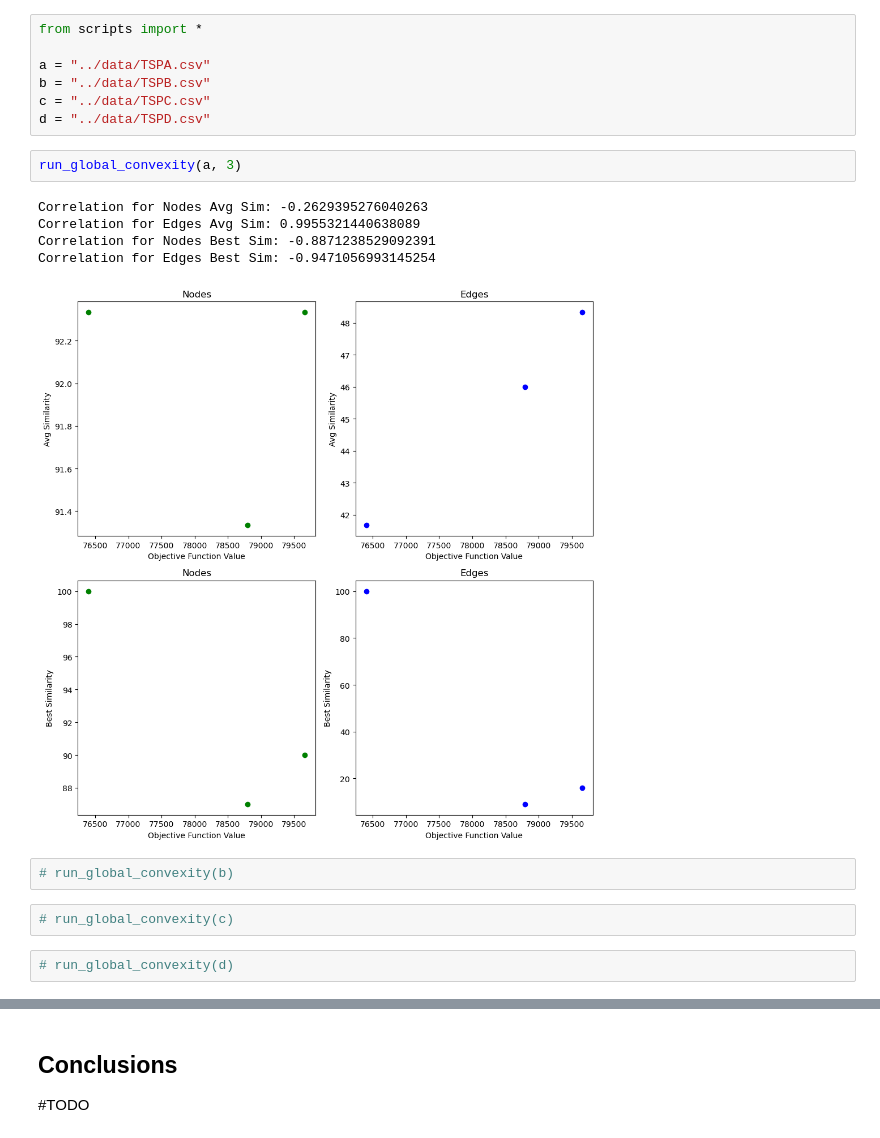
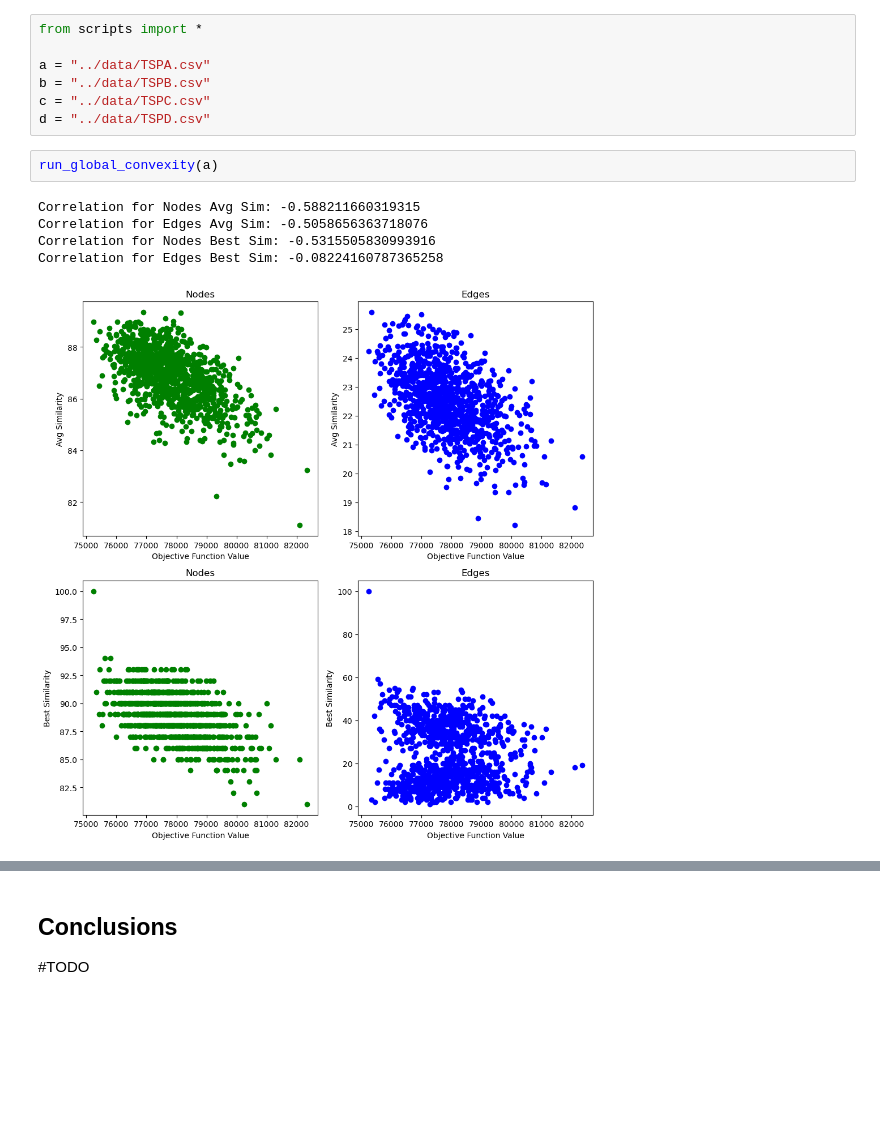
Before and after one commit to Oskshust/evo_comp, a Jupyter notebook: 8/raport.ipynb, the cells around one changed output, grey strips where cells are left out. Drawn from its saved outputs; the diff is of its cells as text; blank space fills up the shorter version.

```diff
--- a/8/raport.ipynb
+++ b/8/raport.ipynb
@@ -19,16 +19,10 @@ b = "../data/TSPB.csv"
 c = "../data/TSPC.csv"
 d = "../data/TSPD.csv"
 # %%
-run_global_convexity(a, 3)
+run_global_convexity(a)
 # %% [output]
-Correlation for Nodes Avg Sim: -0.2629395276040263
-Correlation for Edges Avg Sim: 0.9955321440638089
-Correlation for Nodes Best Sim: -0.8871238529092391
-Correlation for Edges Best Sim: -0.9471056993145254
+Correlation for Nodes Avg Sim: -0.588211660319315
+Correlation for Edges Avg Sim: -0.5058656363718076
+Correlation for Nodes Best Sim: -0.5315505830993916
+Correlation for Edges Best Sim: -0.08224160787365258
-[figure, old version]
+[figure, new version]
-# %%
-# run_global_convexity(b)
-# %%
-# run_global_convexity(c)
-# %%
-# run_global_convexity(d)
```
Also changed, not shown: parts of 3 cells of this notebook.
